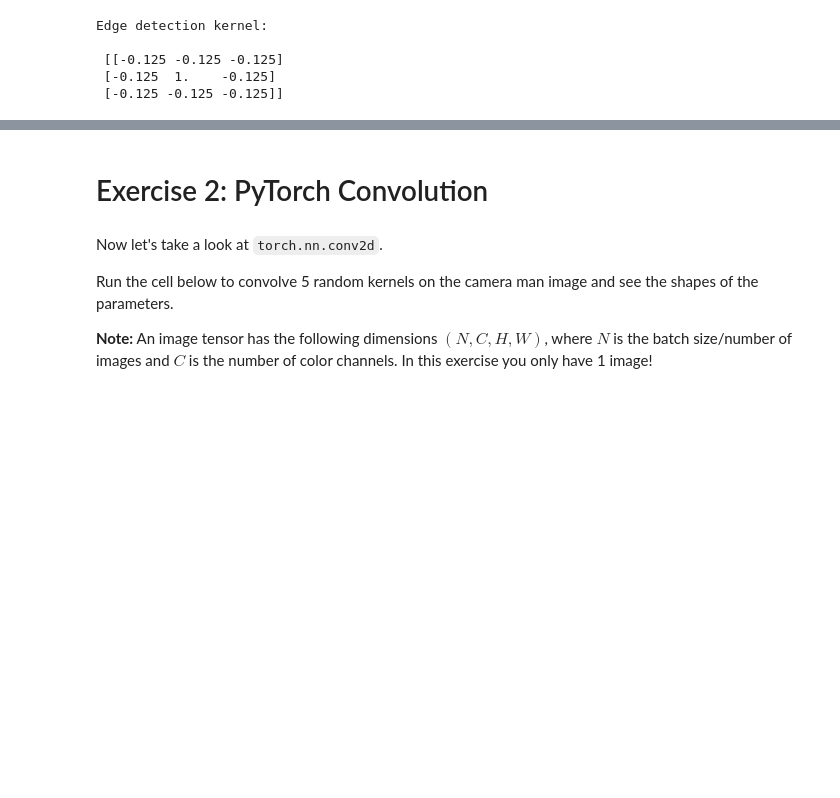
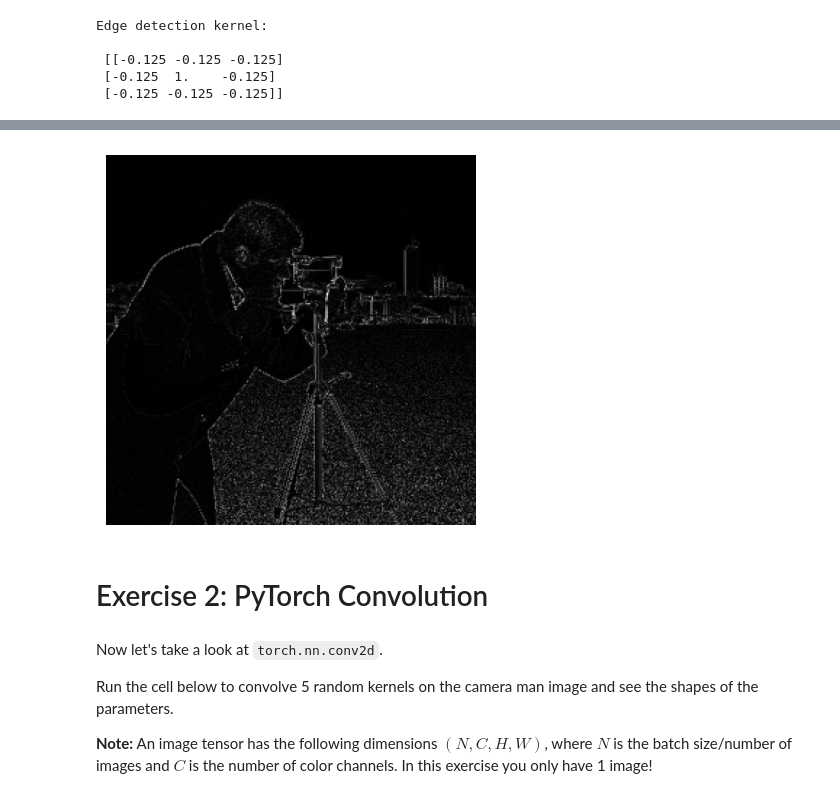
Before and after one commit to SupradeepDanturti/DeepLearning-Pytorch, a Jupyter notebook: DL_Lab_5_ex.ipynb, the cells around one changed output, grey strips where cells are left out. Cells and saved outputs as stored; diff of their text form; code cells hidden in the pictures; blank space fills up the shorter version.

```diff
--- a/DL_Lab_5_ex.ipynb
+++ b/DL_Lab_5_ex.ipynb
@@ -58,18 +58,29 @@ Your final output should look like the image below.
 # %%
 # height and width of the image
 H, W = camera.shape
 
 # stride of the convolution
 stride = 2
 
 # edge detection kernel size
 kernel_size = kernel.shape[0]
 
 
 ### TODO: convolve edge detection kernel with the camera image
+out_height = (H - kernel_size) // stride + 1
+out_width = (W - kernel_size) // stride + 1
+output = np.zeros((out_height, out_width))
 
+for i in range(0, H - kernel_size + 1, stride):
+    for j in range(0, W - kernel_size + 1, stride):
+        output[i // stride, j // stride] = np.sum(kernel * camera[i:i+kernel_size, j:j+kernel_size])
 
 ### TODO: plot absolute value of the output
+plt.imshow(np.abs(output), cmap='gray')
+plt.axis('off')
+plt.show()
+# %% [output]
+[figure, added]
 # %% [markdown]
 # Exercise 2: PyTorch Convolution
 # %% [markdown]
```
Also changed, not shown: parts of 8 cells of this notebook.
